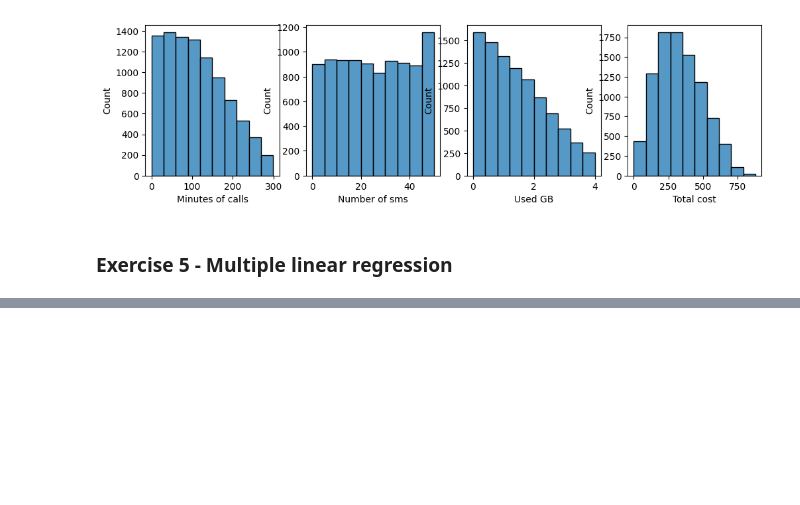
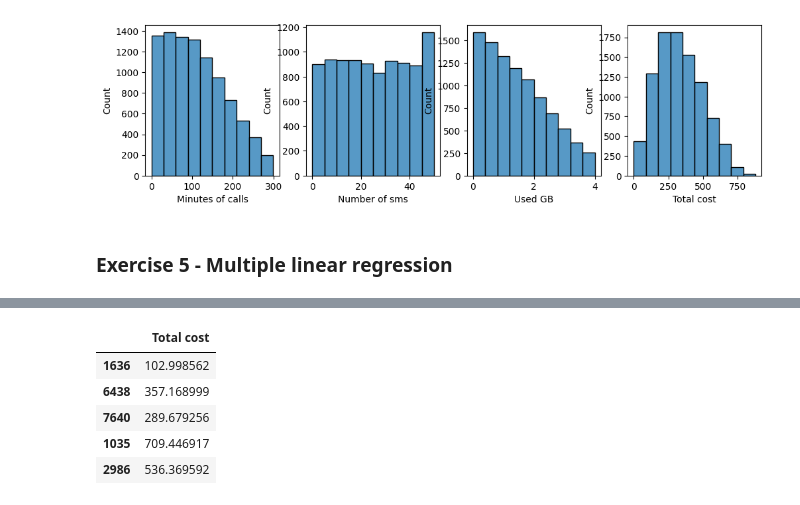
Before and after one commit to Anna-MariaSjolund/Machine-learning, a Jupyter notebook: exercises_0.ipynb, the cells around one changed output, grey strips where cells are left out. Saved outputs shown, nothing was run; the diff lists cells and outputs as text; code cells hidden in the pictures; blank space fills up the shorter version.

```diff
--- a/exercises_0.ipynb
+++ b/exercises_0.ipynb
@@ -314,0 +315,9 @@ print(len(test_data) + len(train_data))
+# %%
+train_data_y.head()
+# %% [output]
+|  | Total cost |
+| 1636 | 102.998562 |
+| 6438 | 357.168999 |
+| 7640 | 289.679256 |
+| 1035 | 709.446917 |
+| 2986 | 536.369592 |
```
Also changed, not shown: parts of 22 cells of this notebook.
